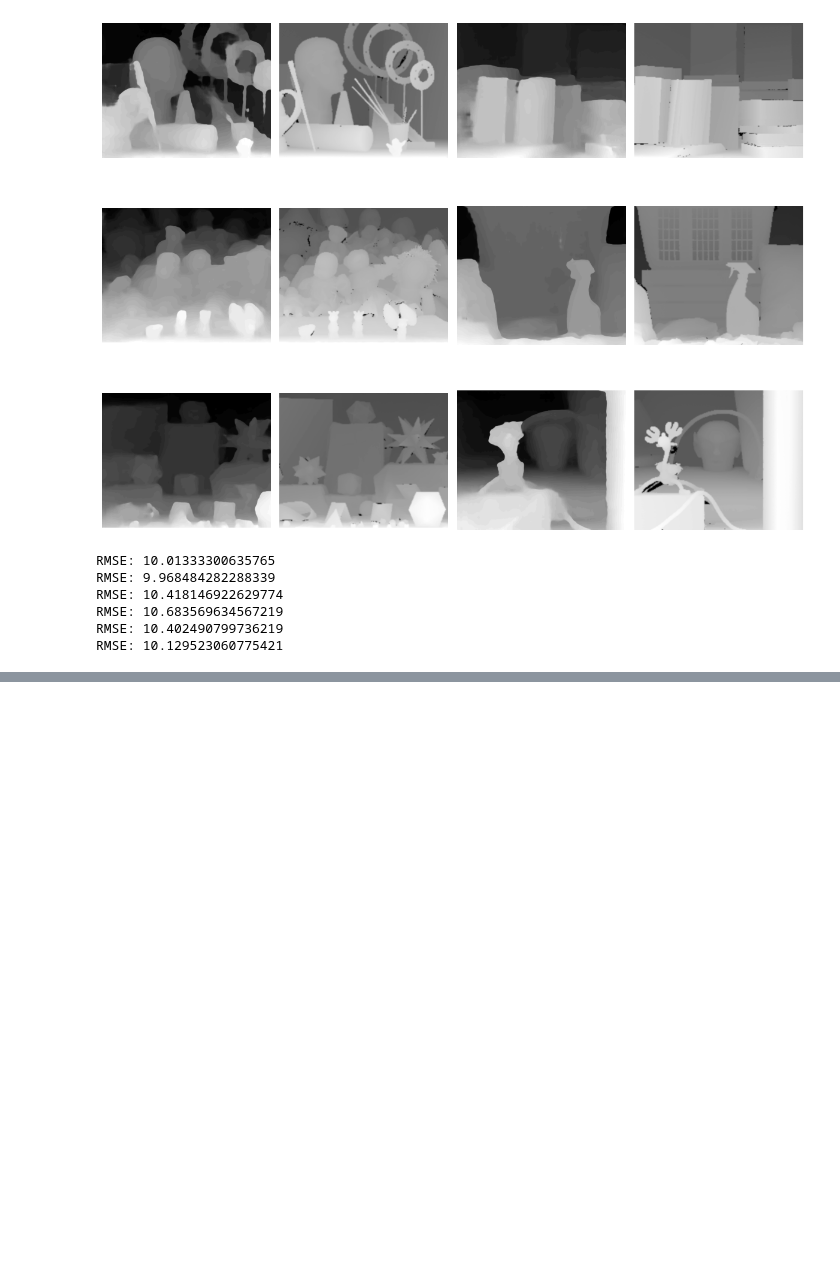
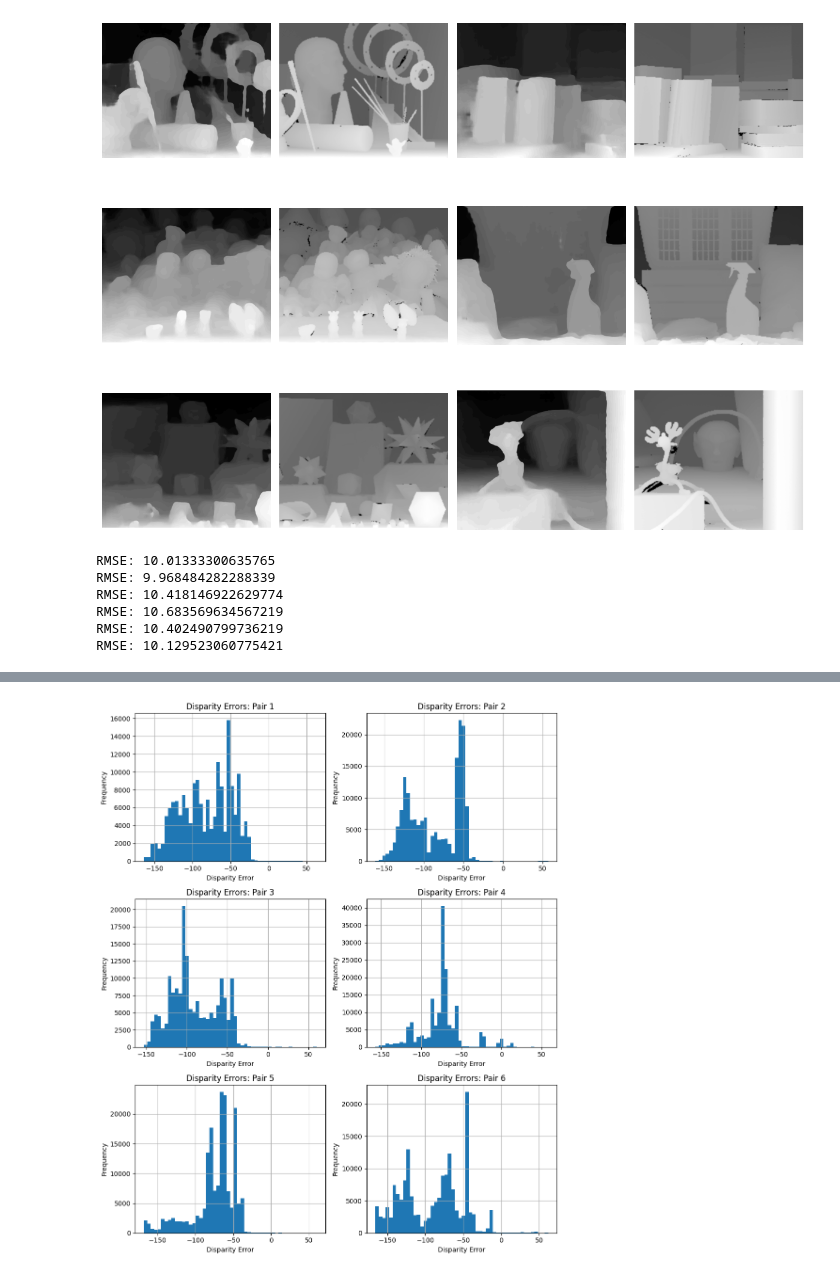
Before and after one commit to FLAIVIINGO/LoopyBeliefPropagation, a Jupyter notebook: BeliefPropagation.ipynb, the cells around one changed output, grey strips where cells are left out. Cells and saved outputs as stored; diff of their text form; code cells hidden in the pictures; blank space fills up the shorter version.

```diff
--- a/BeliefPropagation.ipynb
+++ b/BeliefPropagation.ipynb
@@ -443,0 +485,27 @@ RMSE: 10.129523060775421
+# %%
+disparity_pairs = [(disparity_m1, disparity_map2),(disparity_m3, disparity_map4),
+                  (disparity_m5, disparity_map6),(disparity_m7, disparity_map8),
+                  (disparity_m9, disparity_map10),(disparity_m11, disparity_map12)]
+
+num_pairs = len(disparity_pairs)
+num_cols = 2
+num_rows = (num_pairs + num_cols -1) // num_cols
+
+fig, axes = plt.subplots(num_rows, num_cols, figsize=(10,12))
+
+for i, pair in enumerate(disparity_pairs):
+    row = i // num_cols
+    col = i % num_cols
+    ax = axes[row,col]
+
+    disparity_errors = pair[0].astype(float) - pair[1].astype(float)
+
+    ax.hist(disparity_errors.flatten(), bins=50)
+    ax.set_xlabel('Disparity Error')
+    ax.set_ylabel('Frequency')
+    ax.set_title(f'Disparity Errors: Pair {i+1}')
+    ax.grid(True)
+plt.tight_layout()
+plt.show()
+# %% [output]
+[figure, added]
```
Also changed, not shown: parts of 9 cells of this notebook.
